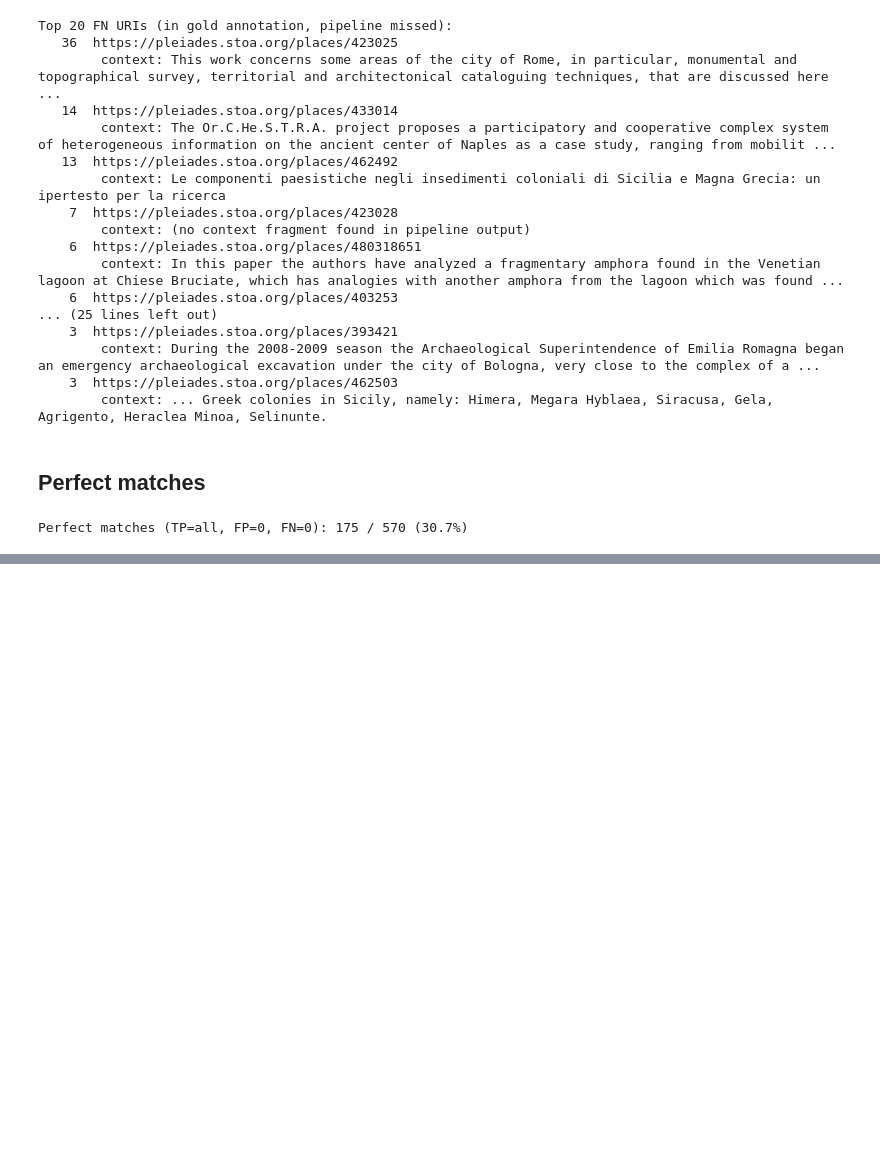
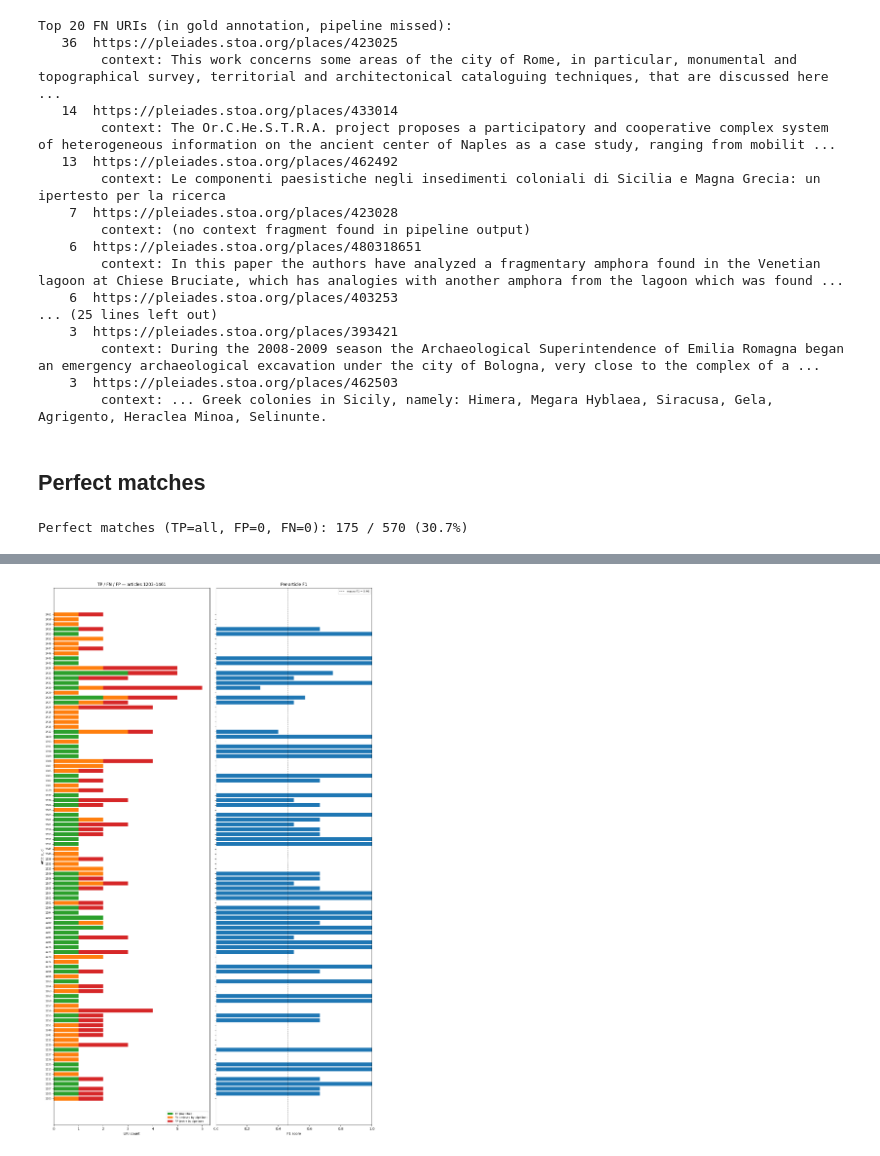
Before and after one commit to gmancuso24/AeC_geoparser, a Jupyter notebook: notebooks/06_evaluation.ipynb, the cells around one changed output, grey strips where cells are left out. Saved outputs shown, nothing was run; the diff lists cells and outputs as text; code cells hidden in the pictures; blank space fills up the shorter version.

```diff
--- a/notebooks/06_evaluation.ipynb
+++ b/notebooks/06_evaluation.ipynb
@@ -210,0 +256,27 @@ Perfect matches (TP=all, FP=0, FN=0): 175 / 570 (30.7%)
+# %%
+y = range(len(recent))
+labels = recent["article_id"].astype(str)
+
+fig, axes = plt.subplots(1, 2, figsize=(14, 0.22 * len(recent) + 1), sharey=True)
+
+axes[0].barh(y, recent["tp"], color="tab:green", label="TP (matched)")
+axes[0].barh(y, recent["fn"], left=recent["tp"], color="tab:orange", label="FN (missed by pipeline)")
+axes[0].barh(y, recent["fp"], left=recent["tp"] + recent["fn"], color="tab:red", label="FP (extra in pipeline)")
+axes[0].set_yticks(list(y))
+axes[0].set_yticklabels(labels, fontsize=7)
+axes[0].set_xlabel("URI count")
+axes[0].set_ylabel("article_id")
+axes[0].set_title(f"TP / FN / FP — articles {recent['article_id'].min()}–{recent['article_id'].max()}")
+axes[0].legend(loc="lower right", fontsize=8)
+
+axes[1].barh(y, recent["f1"], color="tab:blue")
+axes[1].axvline(r_macro_f1, color="black", linestyle="--", linewidth=1, label=f"macro F1 = {r_macro_f1:.2f}")
+axes[1].set_xlim(0, 1)
+axes[1].set_xlabel("F1 score")
+axes[1].set_title("Per-article F1")
+axes[1].legend(fontsize=8)
+
+plt.tight_layout()
+plt.show()
+# %% [output]
+[figure, added]
```
Also changed, not shown: parts of 3 cells of this notebook.
